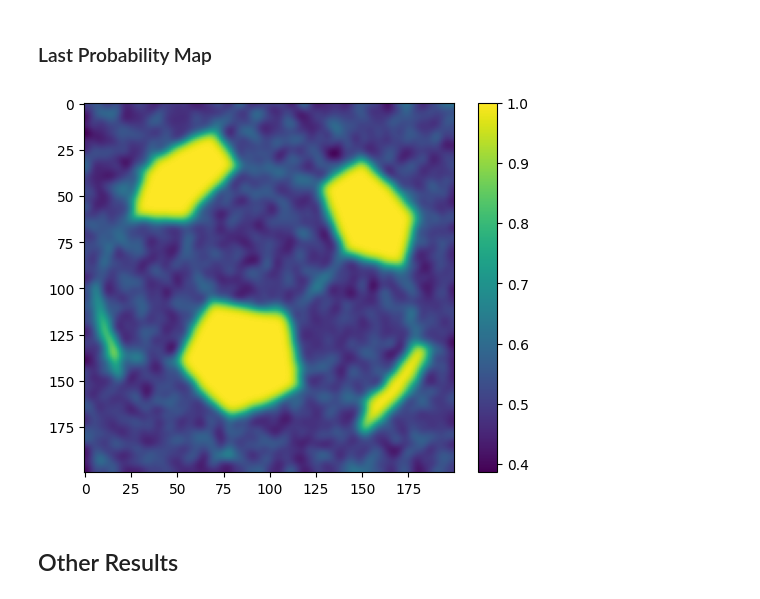
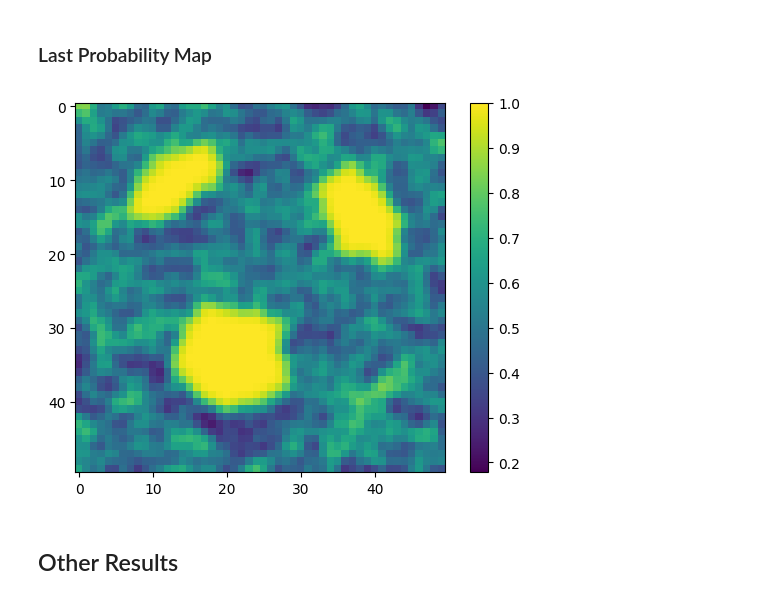
Before and after one commit to juanesfco/Thesis, a Jupyter notebook: resultsSims.ipynb, the cells around one changed output. Cells and saved outputs as stored; diff of their text form; code cells hidden in the pictures.

```diff
--- a/resultsSims.ipynb
+++ b/resultsSims.ipynb
@@ -167,9 +200,9 @@ array([40000, 33373, 33804, 34106, 34382, 34627, 34870])
 ### Last Probability Map
 # %%
 X_P0Q0R1 = np.load('Data/Simulations/X_P0Q0R1.npy')
-fmriu.plotImage(X_P0Q0R1[len(X_P0Q0R1)-1],200)
+fmriu.plotImage(X_P0Q0R1[3],50)
 # %% [output]
-[figure, old version]
+[figure, new version]
 # %% [markdown]
 ## Other Results
 # %% [markdown]
```
Also changed, not shown: parts of 21 cells of this notebook, 38 other files.
